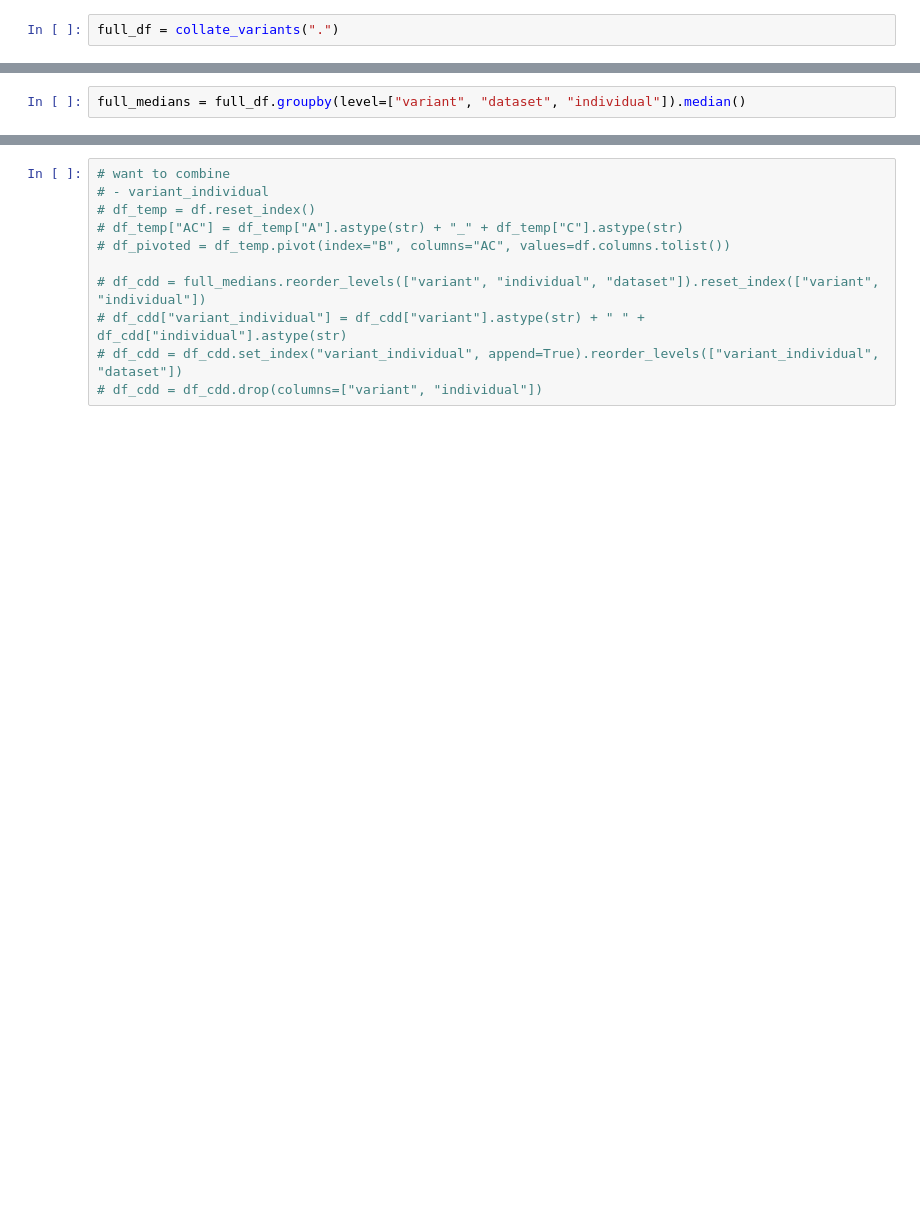
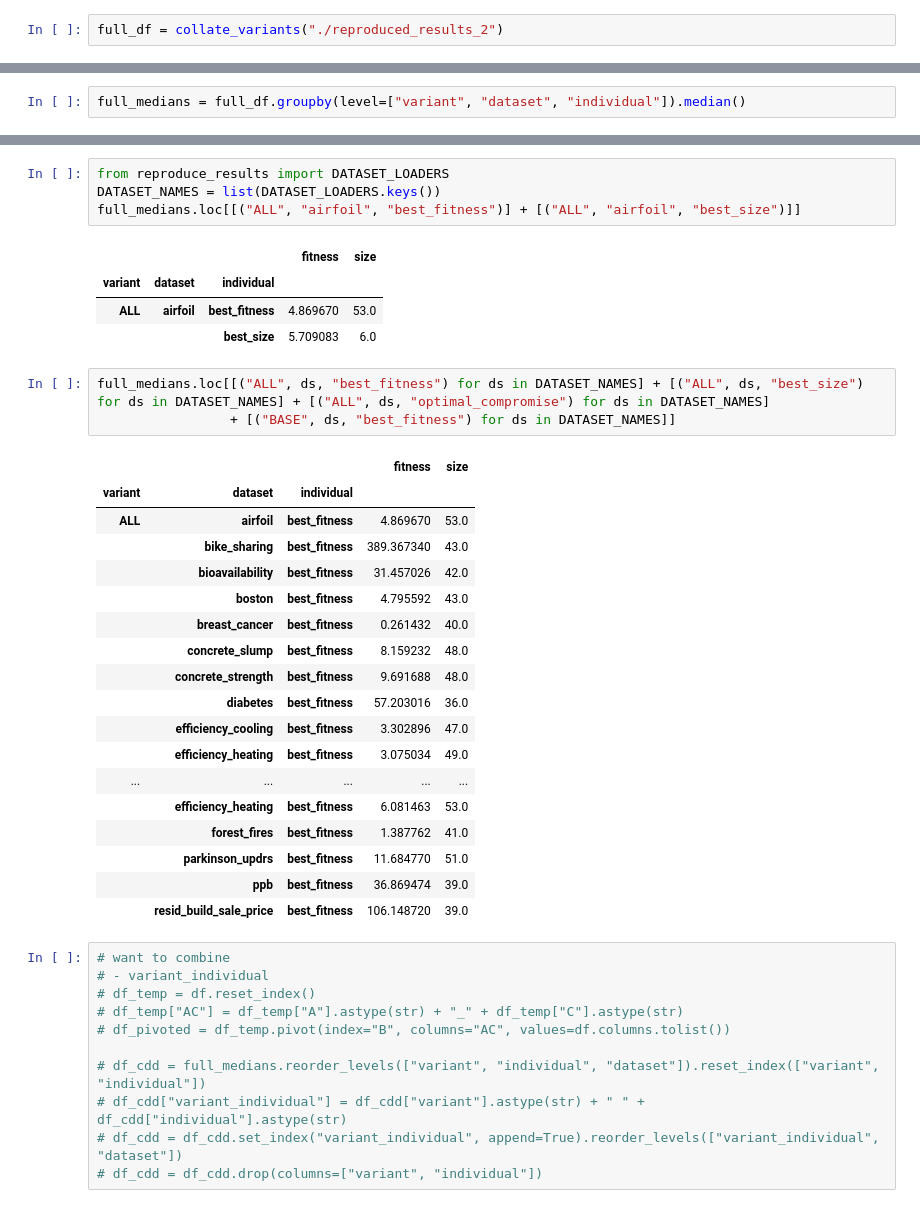
Before and after one commit to lachlanjs/species-ss-slim-gsgp, a Jupyter notebook: slim_gsgp/reproduce_test.ipynb, the cells around one changed output, grey strips where cells are left out. Drawn from its saved outputs; the diff is of its cells as text; blank space fills up the shorter version.

```diff
--- a/slim_gsgp/reproduce_test.ipynb
+++ b/slim_gsgp/reproduce_test.ipynb
@@ -9,5 +11,5 @@ from reproduce_plots import collate_variants
 # %%
-full_df = collate_variants(".")
+full_df = collate_variants("./reproduced_results_2")
 # %%
 # 3 individuals, 2 values, 14 datasets, 30 runs
 full_df.__len__() / (3  * 14 * 30)
@@ -24,3 +226,34 @@ full_medians = full_df.groupby(level=["variant", "dataset", "individual"]).media
+# %%
+from reproduce_results import DATASET_LOADERS
+DATASET_NAMES = list(DATASET_LOADERS.keys())
+full_medians.loc[[("ALL", "airfoil", "best_fitness")] + [("ALL", "airfoil", "best_size")]]
+# %% [output]
+|  |  |  | fitness | size |
+| variant | dataset | individual |  |  |
+| ALL | airfoil | best_fitness | 4.869670 | 53.0 |
+|  |  | best_size | 5.709083 | 6.0 |
+# %%
+full_medians.loc[[("ALL", ds, "best_fitness") for ds in DATASET_NAMES] + [("ALL", ds, "best_size") for ds in DATASET_NAMES] + [("ALL", ds, "optimal_compromise") for ds in DATASET_NAMES]
+                 + [("BASE", ds, "best_fitness") for ds in DATASET_NAMES]]
+# %% [output]
+|  |  |  | fitness | size |
+| variant | dataset | individual |  |  |
+| ALL | airfoil | best_fitness | 4.869670 | 53.0 |
+|  | bike_sharing | best_fitness | 389.367340 | 43.0 |
+|  | bioavailability | best_fitness | 31.457026 | 42.0 |
+|  | boston | best_fitness | 4.795592 | 43.0 |
+|  | breast_cancer | best_fitness | 0.261432 | 40.0 |
+|  | concrete_slump | best_fitness | 8.159232 | 48.0 |
+|  | concrete_strength | best_fitness | 9.691688 | 48.0 |
+|  | diabetes | best_fitness | 57.203016 | 36.0 |
+|  | efficiency_cooling | best_fitness | 3.302896 | 47.0 |
+|  | efficiency_heating | best_fitness | 3.075034 | 49.0 |
+| ... | ... | ... | ... | ... |
+|  | efficiency_heating | best_fitness | 6.081463 | 53.0 |
+|  | forest_fires | best_fitness | 1.387762 | 41.0 |
+|  | parkinson_updrs | best_fitness | 11.684770 | 51.0 |
+|  | ppb | best_fitness | 36.869474 | 39.0 |
+|  | resid_build_sale_price | best_fitness | 106.148720 | 39.0 |
 # %%
 # want to combine
 # - variant_individual
```
Also changed, not shown: parts of 9 cells of this notebook, 17 other files.
